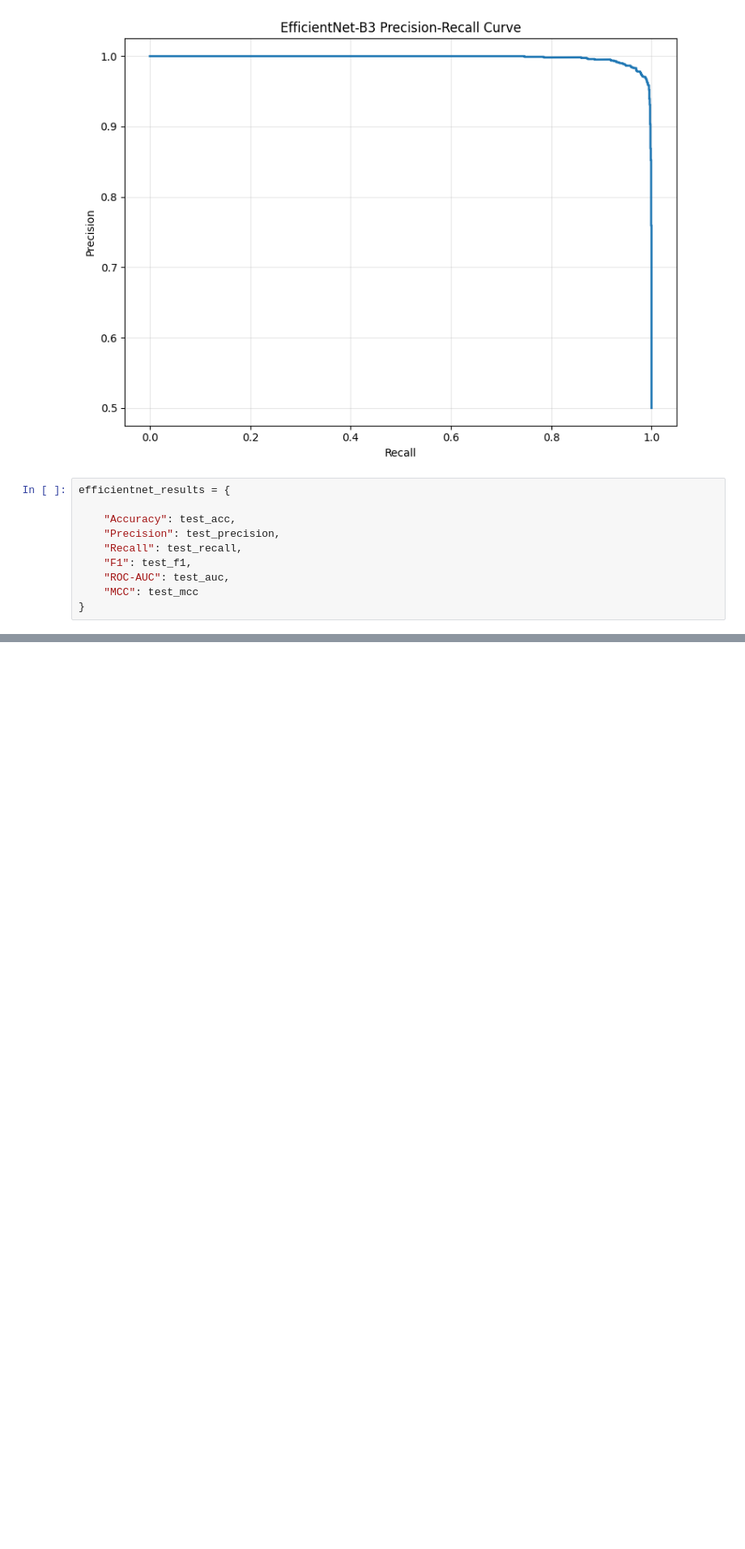
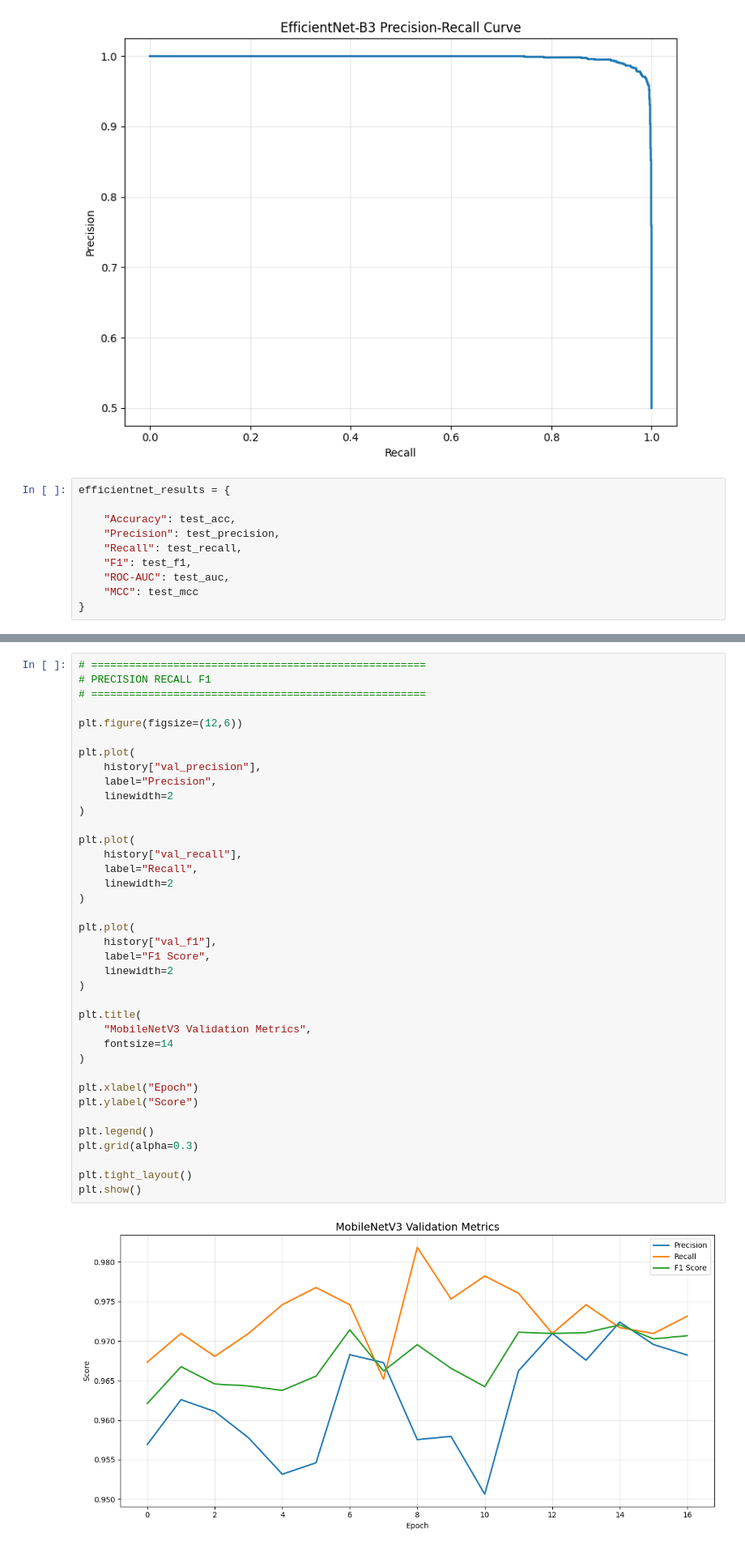
Before and after one commit to IremOzbek/Malaria_DINOv2-performansAnalizi, a Jupyter notebook: Malaria_DenseNet121.ipynb, the cells around one changed output, grey strips where cells are left out. Shown at 81% size. Drawn from its saved outputs; the diff is of its cells as text; blank space fills up the shorter version.

```diff
--- a/Malaria_DenseNet121.ipynb
+++ b/Malaria_DenseNet121.ipynb
@@ -2955,0 +3456,40 @@ efficientnet_results = {
+# %%
+# =====================================================
+# PRECISION RECALL F1
+# =====================================================
+
+plt.figure(figsize=(12,6))
+
+plt.plot(
+    history["val_precision"],
+    label="Precision",
+    linewidth=2
+)
+
+plt.plot(
+    history["val_recall"],
+    label="Recall",
+    linewidth=2
+)
+
+plt.plot(
+    history["val_f1"],
+    label="F1 Score",
+    linewidth=2
+)
+
+plt.title(
+    "MobileNetV3 Validation Metrics",
+    fontsize=14
+)
+
+plt.xlabel("Epoch")
+plt.ylabel("Score")
+
+plt.legend()
+plt.grid(alpha=0.3)
+
+plt.tight_layout()
+plt.show()
+# %% [output]
+[figure, added]
```
Also changed, not shown: parts of 18 cells of this notebook.
